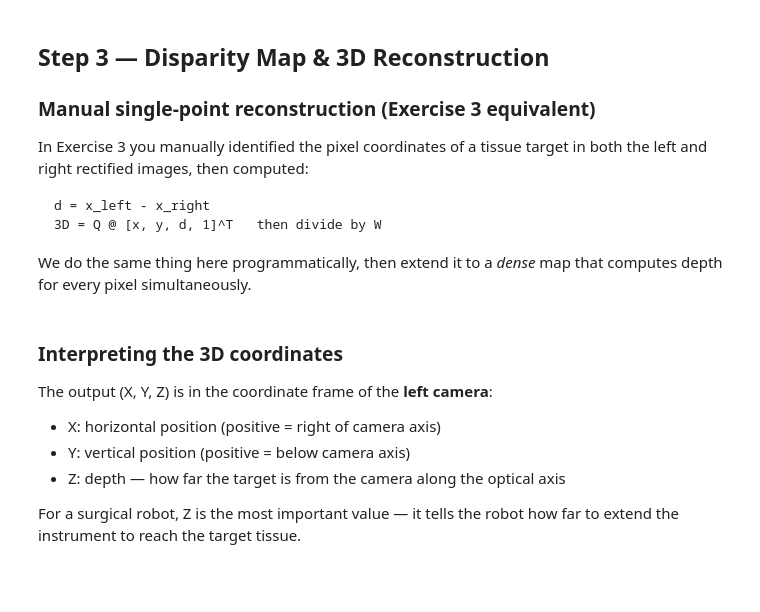
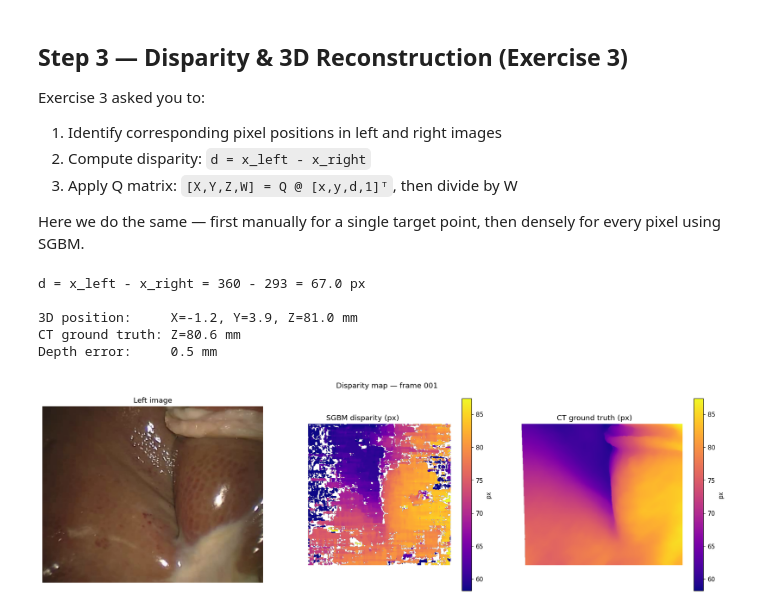
Before and after one commit to joliemcgreavy/stereo-raman-pipeline, a Jupyter notebook: notebooks/01_stereo_calibration.ipynb, the cells around one changed output. Saved outputs shown, nothing was run; the diff lists cells and outputs as text; code cells hidden in the pictures; blank space fills up the shorter version.

Commit message:
Execute all notebooks — outputs committed for GitHub rendering

````diff
--- a/notebooks/01_stereo_calibration.ipynb
+++ b/notebooks/01_stereo_calibration.ipynb
@@ -220,15 +191,10 @@ if pose:
 # %% [markdown]
-## Step 3 — Disparity Map & 3D Reconstruction
+## Step 3 — Disparity & 3D Reconstruction (Exercise 3)
 
-### Manual single-point reconstruction (Exercise 3 equivalent)
+Exercise 3 asked you to:
+1. Identify corresponding pixel positions in left and right images
+2. Compute disparity: `d = x_left - x_right`
+3. Apply Q matrix: `[X,Y,Z,W] = Q @ [x,y,d,1]ᵀ`, then divide by W
 
-In Exercise 3 you manually identified the pixel coordinates of a tissue
-target in both the left and right rectified images, then computed:
-
-```
-d = x_left - x_right
-3D = Q @ [x, y, d, 1]^T   then divide by W
-```
-
-We do the same thing here programmatically, then extend it to a *dense* map
-that computes depth for every pixel simultaneously.
+Here we do the same — first manually for a single target point,
+then densely for every pixel using SGBM.
@@ -259,10 +200,0 @@ print(f'Distance from camera:  {np.linalg.norm(coords_3d):.2f} mm')
-# %% [markdown]
-### Interpreting the 3D coordinates
-
-The output (X, Y, Z) is in the coordinate frame of the **left camera**:
-- X: horizontal position (positive = right of camera axis)
-- Y: vertical position (positive = below camera axis)
-- Z: depth — how far the target is from the camera along the optical axis
-
-For a surgical robot, Z is the most important value — it tells the robot
-how far to extend the instrument to reach the target tissue.
@@ -307 +201,49 @@ print(f'Depth range:  Z_min={pts[:,2].min():.1f} mm, Z_max={pts[:,2].max():.1f}
+# %%
+# ── Exercise 3: manual single-point reconstruction ─────────────────────────
+target_left  = (360, 288)   # (col, row) in left image
+target_right = (target_left[0] - int(frame.gt_disparity[target_left[1], target_left[0]]),
+                target_left[1])
+
+d = point_disparity(target_left, target_right)
+print(f'd = x_left - x_right = {target_left[0]} - {target_right[0]} = {d:.1f} px')
+
+coords_3d = reproject_single_point(target_left[0], target_left[1], d, Q)
+gt_z = frame.gt_depth_mm[target_left[1], target_left[0]]
+
+print(f'\n3D position:     X={coords_3d[0]:.1f}, Y={coords_3d[1]:.1f}, Z={coords_3d[2]:.1f} mm')
+print(f'CT ground truth: Z={gt_z:.1f} mm')
+print(f'Depth error:     {abs(coords_3d[2]-gt_z):.1f} mm')
+# %% [output]
+d = x_left - x_right = 360 - 293 = 67.0 px
+
+3D position:     X=-1.2, Y=3.9, Z=81.0 mm
+CT ground truth: Z=80.6 mm
+Depth error:     0.5 mm
+# %%
+# ── Dense disparity map (SGBM) ─────────────────────────────────────────────
+gt_min = int(frame.gt_disparity[frame.valid_mask].min())
+disp   = compute_disparity_sgbm(frame.left_img, frame.right_img,
+                                  min_disparity=max(0, gt_min-16),
+                                  num_disparities=96, block_size=9)
+
+d_range = (frame.gt_disparity[frame.valid_mask].min(),
+           frame.gt_disparity[frame.valid_mask].max())
+
+fig, axes = plt.subplots(1, 3, figsize=(16, 5))
+axes[0].imshow(cv2.cvtColor(frame.left_img, cv2.COLOR_BGR2RGB))
+axes[0].set_title('Left image'); axes[0].axis('off')
+
+im = axes[1].imshow(disp.disparity_map, cmap='plasma', vmin=d_range[0], vmax=d_range[1])
+axes[1].set_title('SGBM disparity (px)'); axes[1].axis('off')
+plt.colorbar(im, ax=axes[1], label='px')
+
+gt_show = frame.gt_disparity.copy(); gt_show[~frame.valid_mask] = np.nan
+im2 = axes[2].imshow(gt_show, cmap='plasma', vmin=d_range[0], vmax=d_range[1])
+axes[2].set_title('CT ground truth (px)'); axes[2].axis('off')
+plt.colorbar(im2, ax=axes[2], label='px')
+
+plt.suptitle('Disparity map — frame 001', fontsize=12)
+plt.tight_layout(); plt.show()
+# %% [output]
+[figure, added]
 # %%
````
Also changed, not shown: parts of 23 cells of this notebook, 4 other files.
